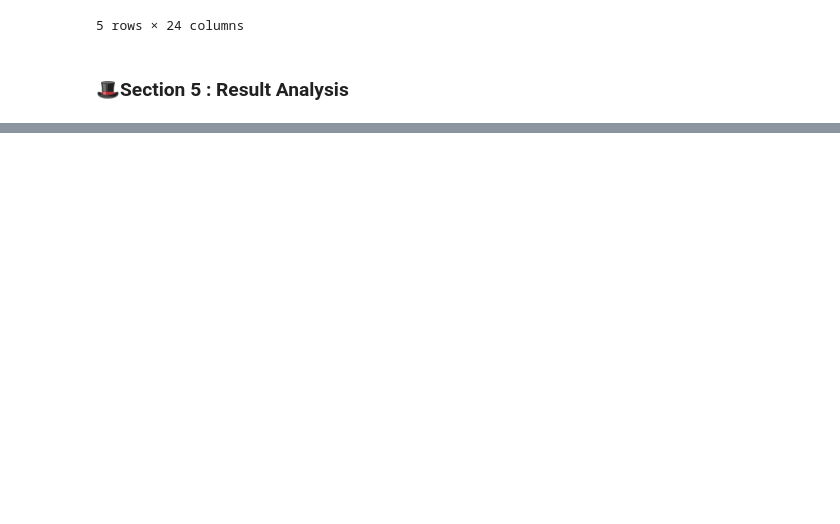
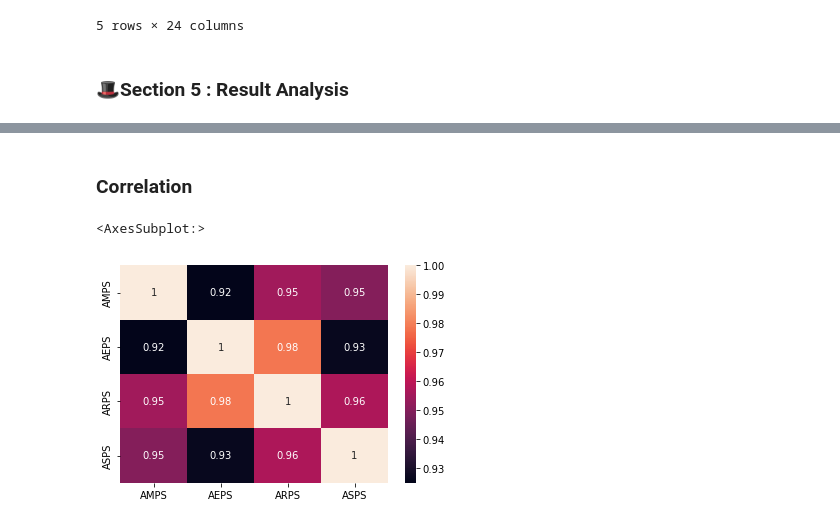
Before and after one commit to WarintornNawong/DSI_Project1, a Jupyter notebook: project1_test.ipynb, the cells around one changed output, grey strips where cells are left out. Cells and saved outputs as stored; diff of their text form; code cells hidden in the pictures; blank space fills up the shorter version.

```diff
--- a/project1_test.ipynb
+++ b/project1_test.ipynb
@@ -1013,0 +1075,8 @@ sat_pd.head()
+# %% [markdown]
+### Correlation
+# %%
+## Preference Score of ACT.
+sns.heatmap(act_pd[['AMPS','AEPS','ARPS','ASPS']].corr(),annot=True)
+# %% [output]
+<AxesSubplot:>
+[figure, added]
```
Also changed, not shown: parts of 12 cells of this notebook.
